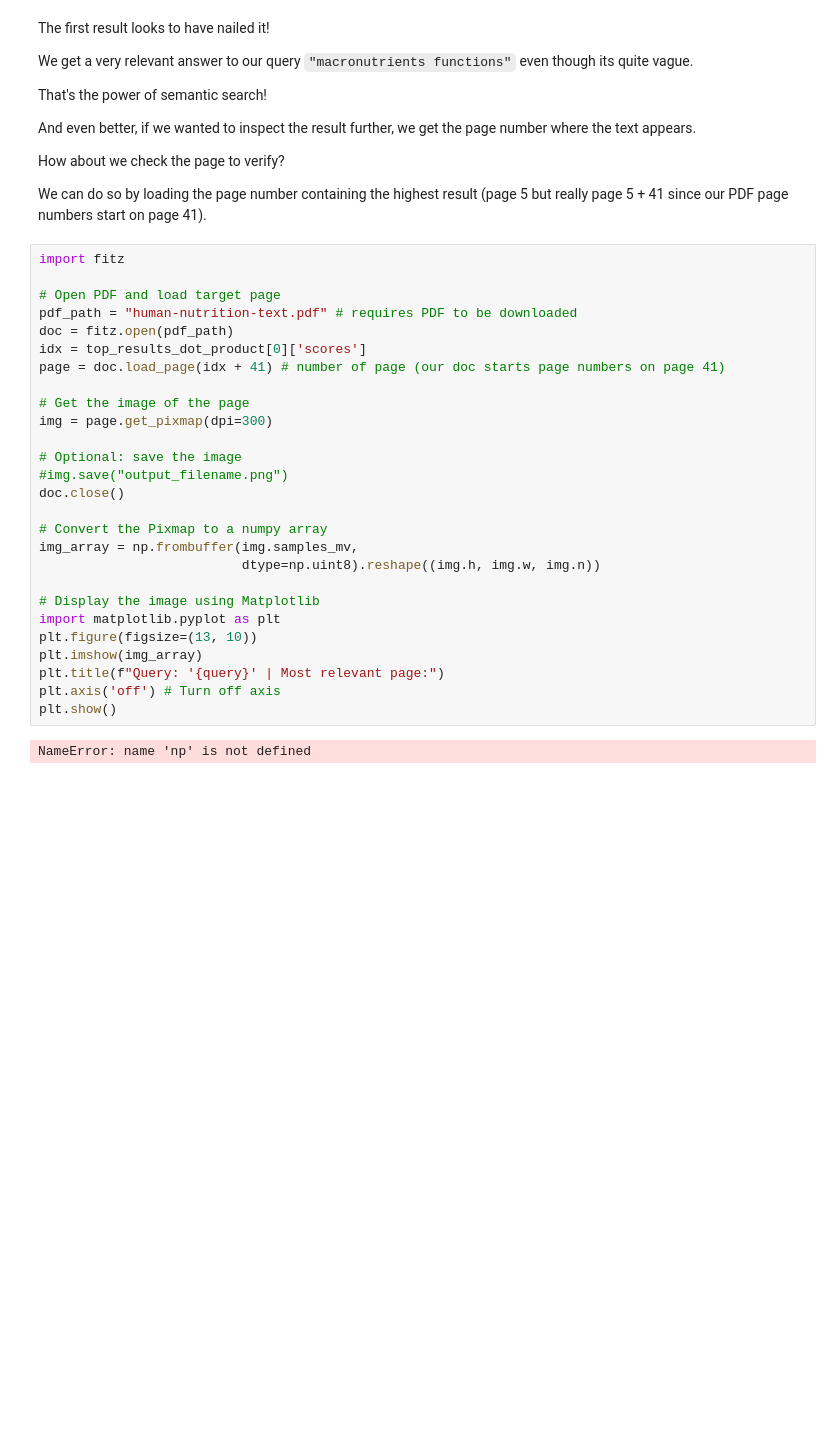
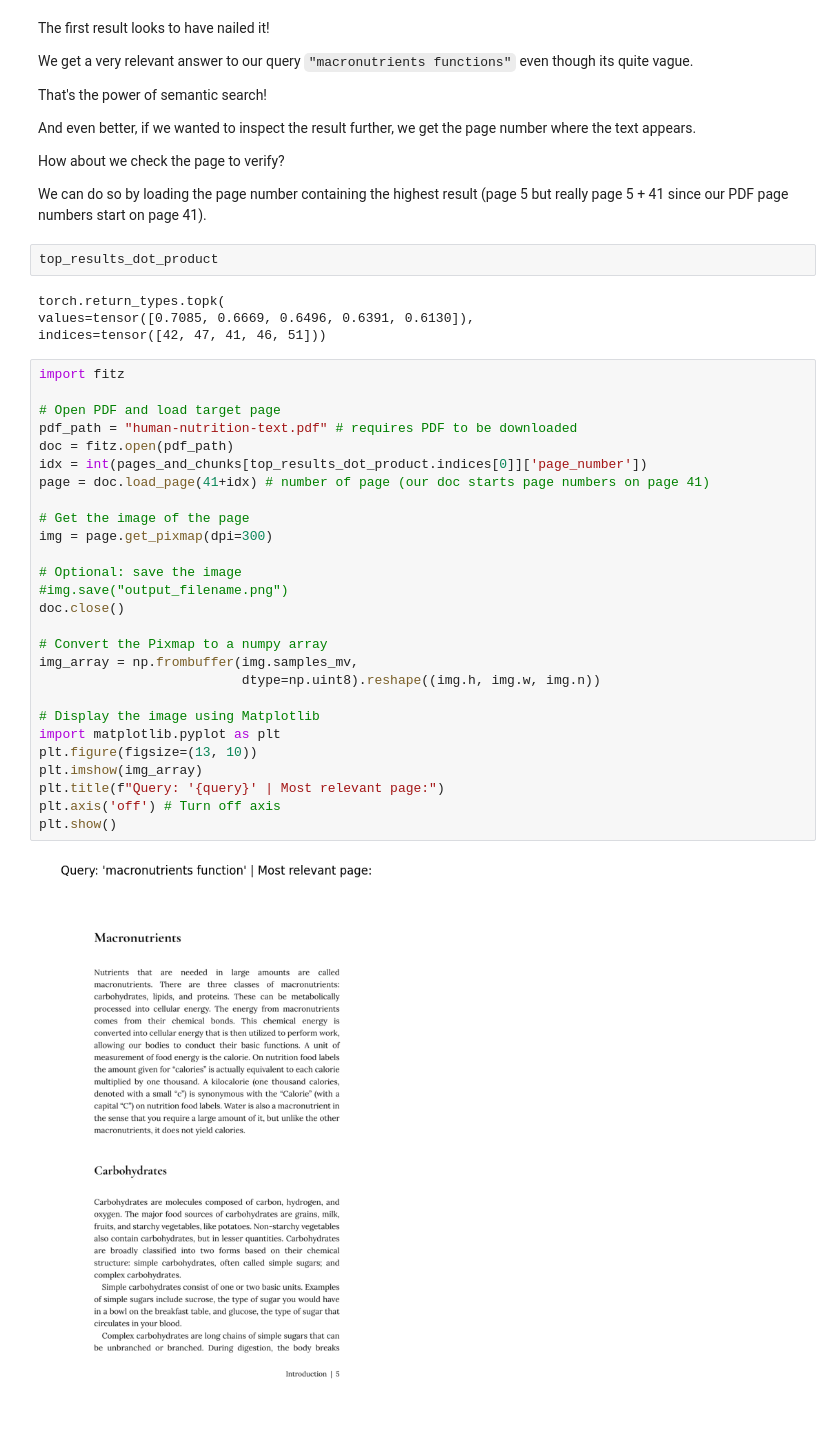
Before and after one commit to debarghya18/local-RAG, a Jupyter notebook: local-rag.ipynb, the cells around one changed output. Drawn from its saved outputs; the diff is of its cells as text; blank space fills up the shorter version.

```diff
--- a/local-rag.ipynb
+++ b/local-rag.ipynb
@@ -996,32 +991,38 @@ And even better, if we wanted to inspect the result further, we get the page num
 How about we check the page to verify?
 
 We can do so by loading the page number containing the highest result (page 5 but really page 5 + 41 since our PDF page numbers start on page 41).
+# %%
+top_results_dot_product
+# %% [output]
+torch.return_types.topk(
+values=tensor([0.7085, 0.6669, 0.6496, 0.6391, 0.6130]),
+indices=tensor([42, 47, 41, 46, 51]))
 # %%
 import fitz
 
 # Open PDF and load target page
 pdf_path = "human-nutrition-text.pdf" # requires PDF to be downloaded
 doc = fitz.open(pdf_path)
-idx = top_results_dot_product[0]['scores']
-page = doc.load_page(idx + 41) # number of page (our doc starts page numbers on page 41)
+idx = int(pages_and_chunks[top_results_dot_product.indices[0]]['page_number'])
+page = doc.load_page(41+idx) # number of page (our doc starts page numbers on page 41)
 
 # Get the image of the page
 img = page.get_pixmap(dpi=300)
 
 # Optional: save the image
 #img.save("output_filename.png")
 doc.close()
 
 # Convert the Pixmap to a numpy array
 img_array = np.frombuffer(img.samples_mv,
                           dtype=np.uint8).reshape((img.h, img.w, img.n))
 
 # Display the image using Matplotlib
 import matplotlib.pyplot as plt
 plt.figure(figsize=(13, 10))
 plt.imshow(img_array)
 plt.title(f"Query: '{query}' | Most relevant page:")
 plt.axis('off') # Turn off axis
 plt.show()
 # %% [output]
-NameError: name 'np' is not defined
+[figure, added]
```
Also changed, not shown: parts of 16 cells of this notebook.
